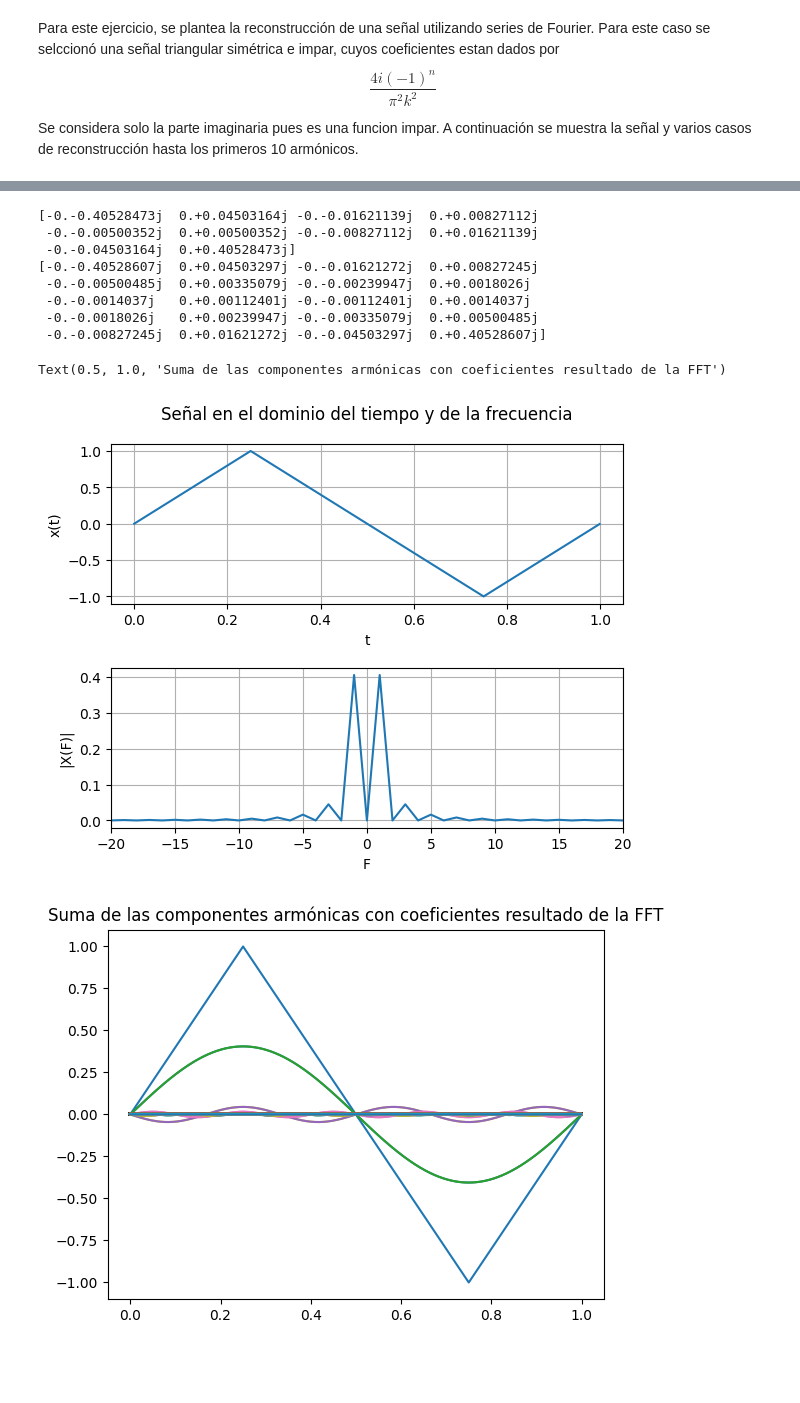
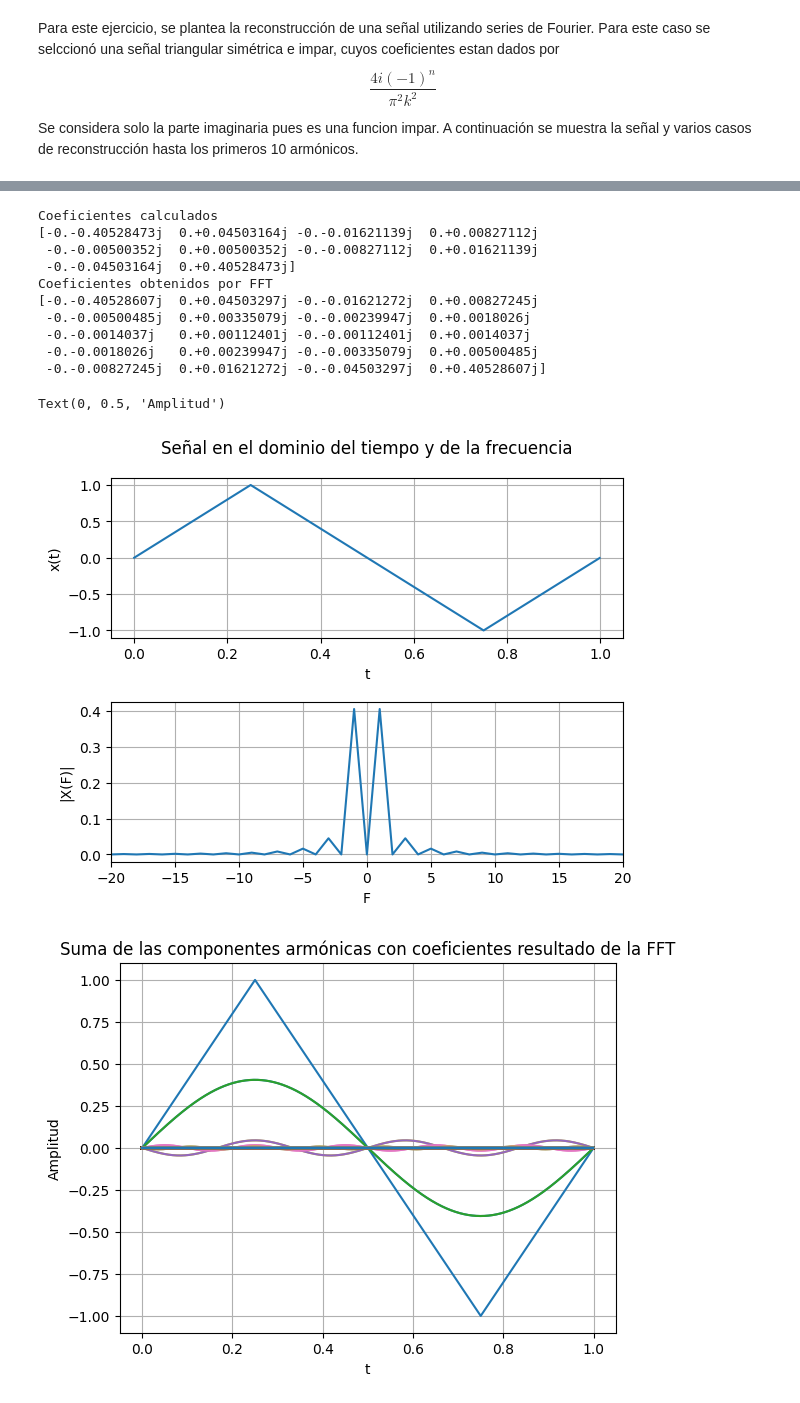
Before and after one commit to andresosorios23/digital_signal_processing, a Jupyter notebook: task_1/task.ipynb, the cells around one changed output, grey strips where cells are left out. Saved outputs shown, nothing was run; the diff lists cells and outputs as text; code cells hidden in the pictures; blank space fills up the shorter version.

```diff
--- a/task_1/task.ipynb
+++ b/task_1/task.ipynb
@@ -546,8 +543,10 @@ Abajo imprimimos la lista de coeficientes calculados con la fórmula de la serie
 # %%
 X = np.fft.fftshift(np.fft.fft(triangle_signal))/len(triangle_signal)
 F = ((np.arange(0, len(triangle_signal)))/len(triangle_signal)-0.5)*1000
+print("Coeficientes calculados")
 print(1j*np.imag(np.fft.fftshift(coefficients)))
 Xunshifted = np.fft.fft(triangle_signal)/len(triangle_signal)
+print("Coeficientes obtenidos por FFT")
 print(1j * np.imag(Xunshifted[abs(Xunshifted) > 1e-3]))
 
 harmonics = []
@@ -562,32 +561,36 @@ for index, k in enumerate(X):
 fig, (ax1, ax2) = plt.subplots(2, 1)
 plt.subplots_adjust(left=0.1, bottom=0.1, right=0.9, top=0.9, wspace=0.4, hspace=0.4)
 fig.suptitle("Señal en el dominio del tiempo y de la frecuencia")
 ax1.plot(t, triangle_signal)
 ax1.set_ylabel("x(t)")
 ax1.set_xlabel("t")
 ax1.grid()
 ax2.plot(F, abs(X))
 ax2.set_ylabel("|X(F)|")
 ax2.set_xlabel("F")
 ax2.set_xlim([-20,20])
 ax2.grid()
 
 
 plt.subplots()
 plt.grid()
 plt.plot(t, sum(harmonics))
 for harmonic in harmonics:
     plt.plot(t, harmonic)
 plt.title("Suma de las componentes armónicas con coeficientes resultado de la FFT")
+plt.xlabel("t")
+plt.ylabel("Amplitud")
 # %% [output]
+Coeficientes calculados
 [-0.-0.40528473j  0.+0.04503164j -0.-0.01621139j  0.+0.00827112j
  -0.-0.00500352j  0.+0.00500352j -0.-0.00827112j  0.+0.01621139j
  -0.-0.04503164j  0.+0.40528473j]
+Coeficientes obtenidos por FFT
 [-0.-0.40528607j  0.+0.04503297j -0.-0.01621272j  0.+0.00827245j
  -0.-0.00500485j  0.+0.00335079j -0.-0.00239947j  0.+0.0018026j
  -0.-0.0014037j   0.+0.00112401j -0.-0.00112401j  0.+0.0014037j
  -0.-0.0018026j   0.+0.00239947j -0.-0.00335079j  0.+0.00500485j
  -0.-0.00827245j  0.+0.01621272j -0.-0.04503297j  0.+0.40528607j]
-Text(0.5, 1.0, 'Suma de las componentes armónicas con coeficientes resultado de la FFT')
+Text(0, 0.5, 'Amplitud')
 [figure]
-[figure, old version]
+[figure, new version]
```
Also changed, not shown: parts of 11 cells of this notebook, 3 other files.
